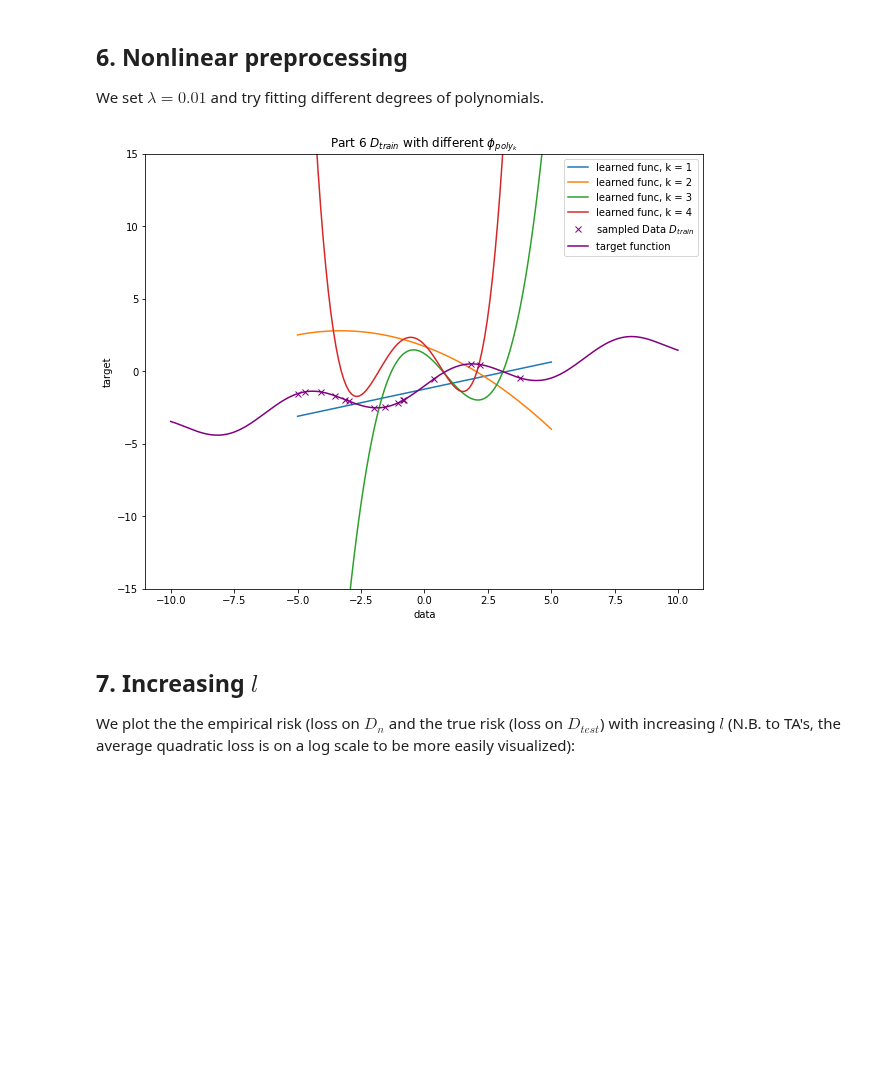
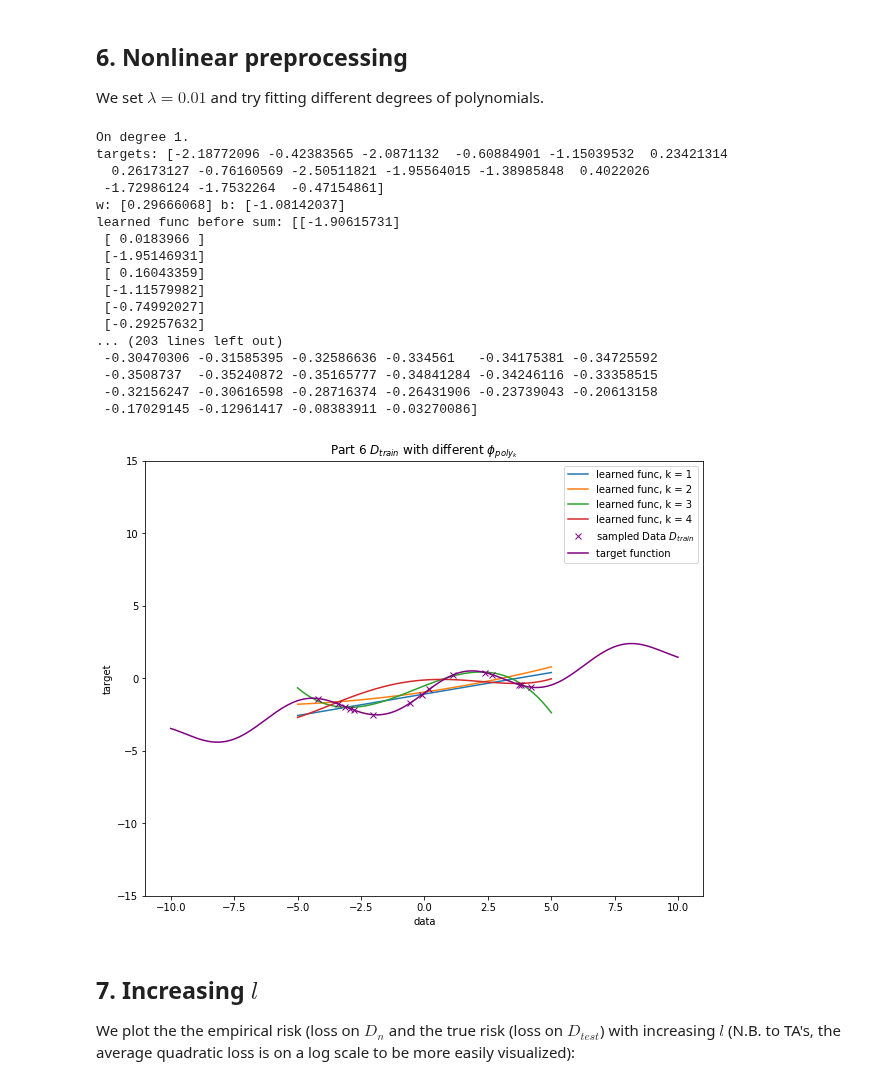
Before and after one commit to violetguos/ift6390, a Jupyter notebook: Homework 2/Practical.ipynb, the cells around one changed output. Saved outputs shown, nothing was run; the diff lists cells and outputs as text; code cells hidden in the pictures; blank space fills up the shorter version.

```diff
--- a/Homework 2/Practical.ipynb
+++ b/Homework 2/Practical.ipynb
@@ -178,17 +177,22 @@ We set $\lambda = 0.01$ and try fitting different degrees of polynomials.
 # %%
 # Define step size and number of steps for each degree
 kDegreeArr = [1, 2, 3, 4]
-stepsizeArr = [0.01, 0.001, 0.00000001, 0.00000001]
-numStepArr = [400, 40000, 40000, 40000]
+stepsizeArr = [0.01, 0.001, 1.0e-6, 1.0e-7]
+#stepsizeArr = [0.01, 0.001, 5.5180124e-08, 0.00000001]
+numStepArr = [400, 40000, int(1e6), int(1e6)]
+#numStepArr = [400, 40000, 837605, 40000]
+
+#stepsizeArr = [10**(-7), 10**(-7), 10**(-7), 10**(-7)]
+#numStepArr = [10, 10, 10, 10]
 
 plt.rcParams['figure.figsize'] = [10, 8]
-plt.ylim(top = 15, bottom=-15)
+plt.ylim(top = 5, bottom=-5)
 
 lossArr_train = []
 lossArr_test = []
 learned_param = []
 
-np.random.seed(1)
+np.random.seed(5)
 
 # Function to do a mapping from a 1d X.
 def to_map(input_data, k):
@@ -202,9 +206,10 @@ def to_map(input_data, k):
     return dataK
 
 for k in kDegreeArr:
+    print('On degree {}.'.format(k))
     # Initialize weights and bias randomly according to degree
     weight = np.random.rand(k)
-    bias = np.random.rand(k)
+    bias = 0
 
     # Get a mapping of the training data
     dataDM = []
@@ -221,49 +226,70 @@ for k in kDegreeArr:
     dataKM = np.array(dataKM)
 
     # Get a mapping of the targets
-    targetsM = []
-    for target in dataDn[1]:
-        targetsM.append(to_map(target, k))
-    targetsM = np.array(targetsM)
+    #targetsM = []
+    #for target in dataDn[1]:
+    #    targetsM.append(to_map(target, k))
+    #targetsM = np.array(targetsM)
 
     # Do the descent
+    regGD = 0
     regGD = gradDescent(weightedDecay = 0.01,
                         stepSize = stepsizeArr[kDegreeArr.index(k)],
                         numberSteps= numStepArr[kDegreeArr.index(k)])
-    regGDParam = regGD.regression_gradient(weight, bias, dataDM, targetsM)
+    regGDParam = regGD.regression_gradient(weight, bias, dataDM, dataDn[1])
     learned_param.append([regGDParam[0], regGDParam[1]])
 
     # Define the function using the learned parameters
     learnedFunc, learnedFunc_plot = [], []
     for i, point in enumerate(dataDM):
         learnedFunc.append(np.dot(regGDParam[0], point) + regGDParam[1])
     learnedFunc = np.array(learnedFunc)
-    learnedFunc = np.sum(learnedFunc, axis = 1)
+    print('learned func before sum:', learnedFunc)
+    #learnedFunc = np.sum(learnedFunc, axis = 1)
+    print('learned func after sum:', learnedFunc)
 
     # Define a function with dummy data and learned parameters, for a smooth plot
     #dataK = np.array(np.linspace(-10, 10, 100))
     for point in dataKM:
         learnedFunc_plot.append(np.dot(regGDParam[0], point) + regGDParam[1])
     learnedFunc_plot = np.array(learnedFunc_plot)
-    learnedFunc_plot = np.sum(learnedFunc_plot, axis = 1)
+    #learnedFunc_plot = np.sum(learnedFunc_plot, axis = 1)
+    print(learnedFunc_plot)
     plt.plot(dataK, learnedFunc_plot, label = "learned func, k = {}".format(k))
     #plt.scatter(dataDn[0], learnedFunc, label = "learned func, k = {}".format(k))
 
     # Calculate training error (for next part)
     loss = np.mean((learnedFunc - dataDn[1])**2)
     lossArr_train.append(loss)
 
 # Do the rest of the plot
 xvals = np.arange(-10, 10, 0.01)
 plt.plot(dataDn[0], dataDn[1], 'x', label="sampled Data $D_{train}$", color="purple")
 plt.plot(xvals, hX(xvals), label = "target function", color="purple")
 plt.xlabel("data")
 plt.ylabel("target")
 plt.title("Part 6 $D_{train}$ with different $\phi_{{poly}_k}$")
 plt.legend(loc='best')
 plt.show()
 # %% [output]
+On degree 1.
+targets: [-2.18772096 -0.42383565 -2.0871132  -0.60884901 -1.15039532  0.23421314
+  0.26173127 -0.76160569 -2.50511821 -1.95564015 -1.38985848  0.4022026
+ -1.72986124 -1.7532264  -0.47154861]
+w: [0.29666068] b: [-1.08142037]
+learned func before sum: [[-1.90615731]
+ [ 0.0183966 ]
+ [-1.95146931]
+ [ 0.16043359]
+ [-1.11579982]
+ [-0.74992027]
+ [-0.29257632]
+... (203 lines left out)
+ -0.30470306 -0.31585395 -0.32586636 -0.334561   -0.34175381 -0.34725592
+ -0.3508737  -0.35240872 -0.35165777 -0.34841284 -0.34246116 -0.33358515
+ -0.32156247 -0.30616598 -0.28716374 -0.26431906 -0.23739043 -0.20613158
+ -0.17029145 -0.12961417 -0.08383911 -0.03270086]
-[figure, old version]
+[figure, new version]
 # %% [markdown]
 ## 7. Increasing $l$
 
```
Also changed, not shown: parts of 4 cells of this notebook.
